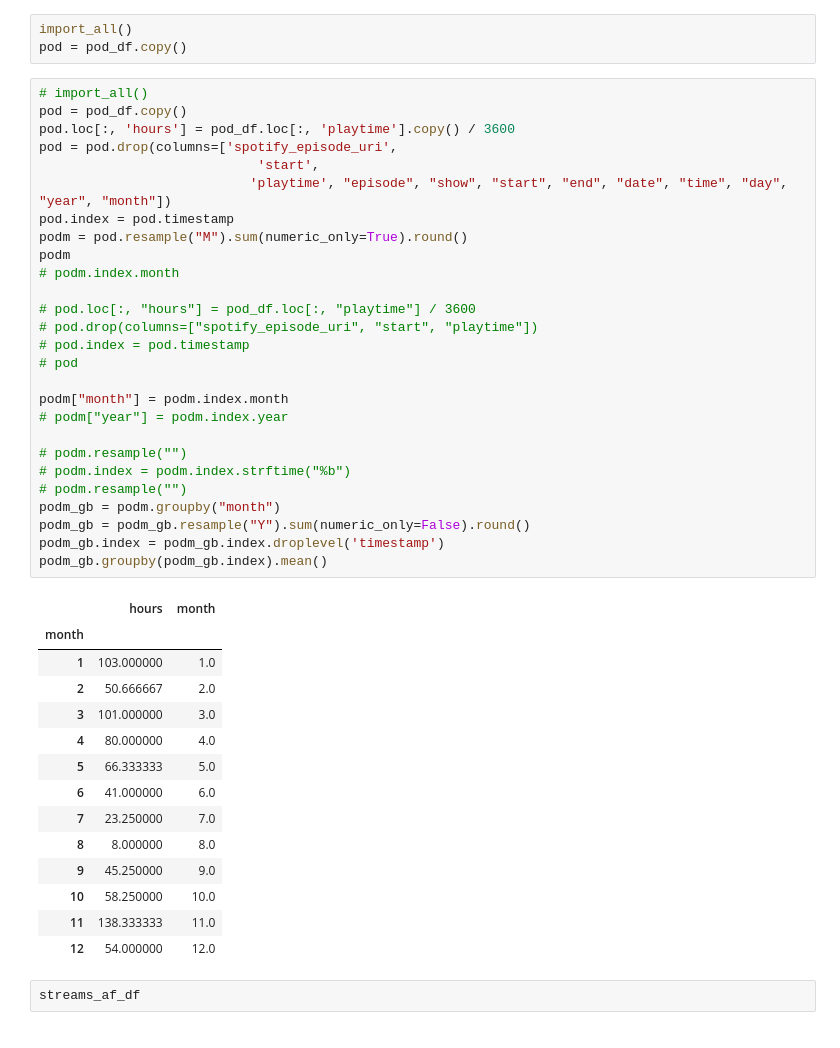
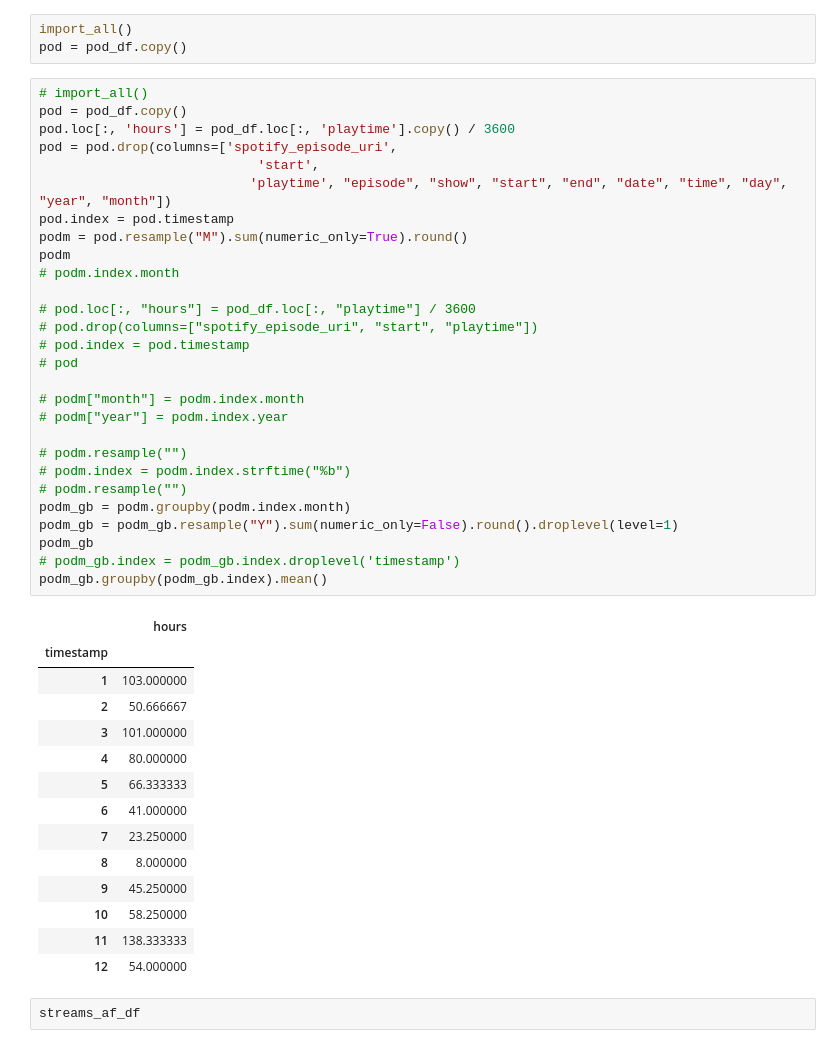
Before and after one commit to mmmuir/CL_DA2, a Jupyter notebook: spotipy_analysis.ipynb, the cells around one changed output. Cells and saved outputs as stored; diff of their text form.

```diff
--- a/spotipy_analysis.ipynb
+++ b/spotipy_analysis.ipynb
@@ -279,44 +279,45 @@ pod = pod_df.copy()
 # %%
 # import_all()
 pod = pod_df.copy()
 pod.loc[:, 'hours'] = pod_df.loc[:, 'playtime'].copy() / 3600
 pod = pod.drop(columns=['spotify_episode_uri',
                             'start',
                            'playtime', "episode", "show", "start", "end", "date", "time", "day", "year", "month"])
 pod.index = pod.timestamp
 podm = pod.resample("M").sum(numeric_only=True).round()
 podm
 # podm.index.month
 
 # pod.loc[:, "hours"] = pod_df.loc[:, "playtime"] / 3600
 # pod.drop(columns=["spotify_episode_uri", "start", "playtime"])
 # pod.index = pod.timestamp
 # pod
 
-podm["month"] = podm.index.month
+# podm["month"] = podm.index.month
 # podm["year"] = podm.index.year
 
 # podm.resample("")
 # podm.index = podm.index.strftime("%b")
 # podm.resample("")
-podm_gb = podm.groupby("month")
-podm_gb = podm_gb.resample("Y").sum(numeric_only=False).round()
-podm_gb.index = podm_gb.index.droplevel('timestamp')
+podm_gb = podm.groupby(podm.index.month)
+podm_gb = podm_gb.resample("Y").sum(numeric_only=False).round().droplevel(level=1)
+podm_gb
+# podm_gb.index = podm_gb.index.droplevel('timestamp')
 podm_gb.groupby(podm_gb.index).mean()
 # %% [output]
-|  | hours | month |
-| month |  |  |
-| 1 | 103.000000 | 1.0 |
-| 2 | 50.666667 | 2.0 |
-| 3 | 101.000000 | 3.0 |
-| 4 | 80.000000 | 4.0 |
-| 5 | 66.333333 | 5.0 |
-| 6 | 41.000000 | 6.0 |
-| 7 | 23.250000 | 7.0 |
-| 8 | 8.000000 | 8.0 |
-| 9 | 45.250000 | 9.0 |
-| 10 | 58.250000 | 10.0 |
-| 11 | 138.333333 | 11.0 |
-| 12 | 54.000000 | 12.0 |
+|  | hours |
+| timestamp |  |
+| 1 | 103.000000 |
+| 2 | 50.666667 |
+| 3 | 101.000000 |
+| 4 | 80.000000 |
+| 5 | 66.333333 |
+| 6 | 41.000000 |
+| 7 | 23.250000 |
+| 8 | 8.000000 |
+| 9 | 45.250000 |
+| 10 | 58.250000 |
+| 11 | 138.333333 |
+| 12 | 54.000000 |
 # %%
 streams_af_df
```
